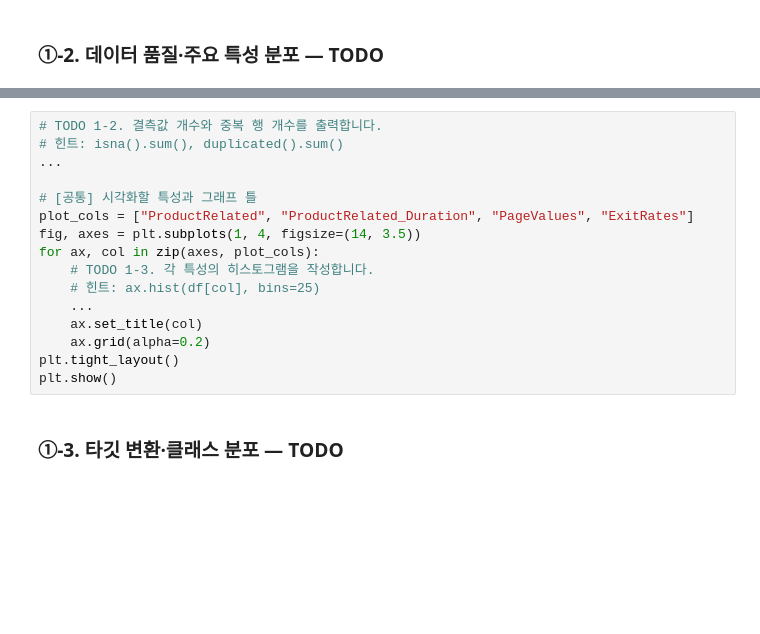
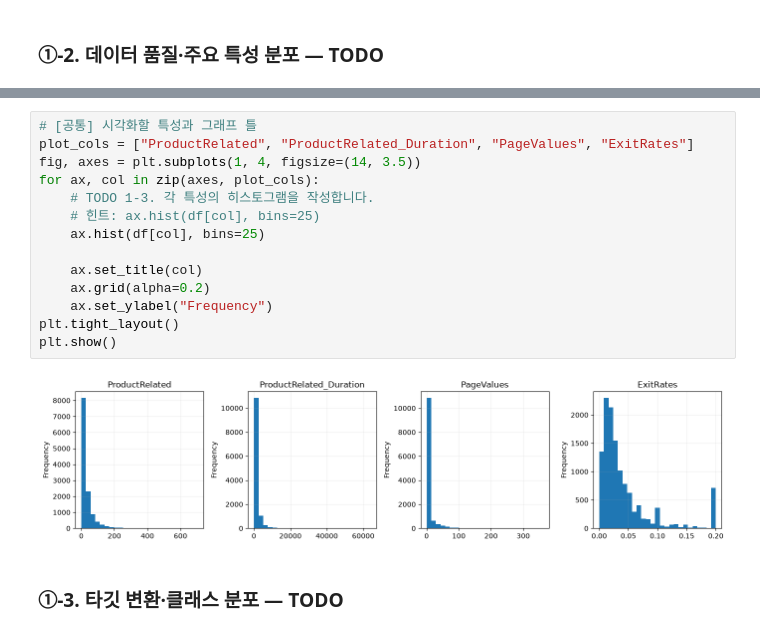
Before and after one commit to Terence20t/ai-mini-project, a Jupyter notebook: mini-project-01/code/02_classification_online_shopping.ipynb, the cells around one changed output, grey strips where cells are left out. Drawn from its saved outputs; the diff is of its cells as text; blank space fills up the shorter version.

```diff
--- a/mini-project-01/code/02_classification_online_shopping.ipynb
+++ b/mini-project-01/code/02_classification_online_shopping.ipynb
@@ -58,19 +165,19 @@ df.head()
 # %%
-# TODO 1-2. 결측값 개수와 중복 행 개수를 출력합니다.
-# 힌트: isna().sum(), duplicated().sum()
-...
-
 # [공통] 시각화할 특성과 그래프 틀
 plot_cols = ["ProductRelated", "ProductRelated_Duration", "PageValues", "ExitRates"]
 fig, axes = plt.subplots(1, 4, figsize=(14, 3.5))
 for ax, col in zip(axes, plot_cols):
     # TODO 1-3. 각 특성의 히스토그램을 작성합니다.
     # 힌트: ax.hist(df[col], bins=25)
-    ...
+    ax.hist(df[col], bins=25)
+
     ax.set_title(col)
     ax.grid(alpha=0.2)
+    ax.set_ylabel("Frequency")
 plt.tight_layout()
 plt.show()
+# %% [output]
+[figure, added]
 # %% [markdown]
 ### ①-3. 타깃 변환·클래스 분포 — TODO
 # %%
```
Also changed, not shown: parts of 5 cells of this notebook, 1 other file.
